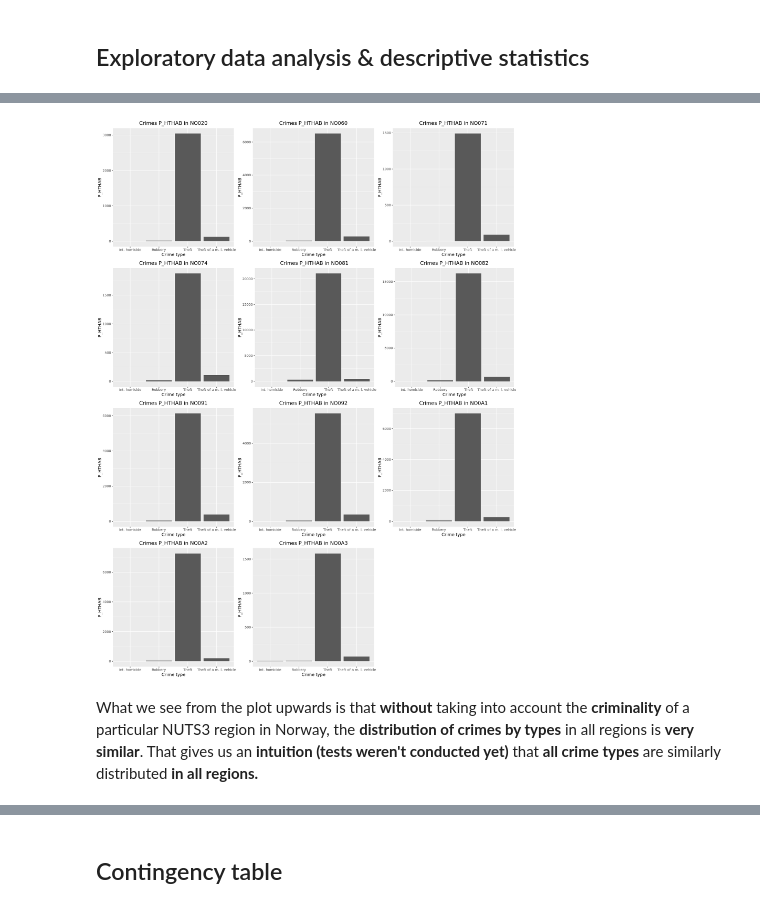
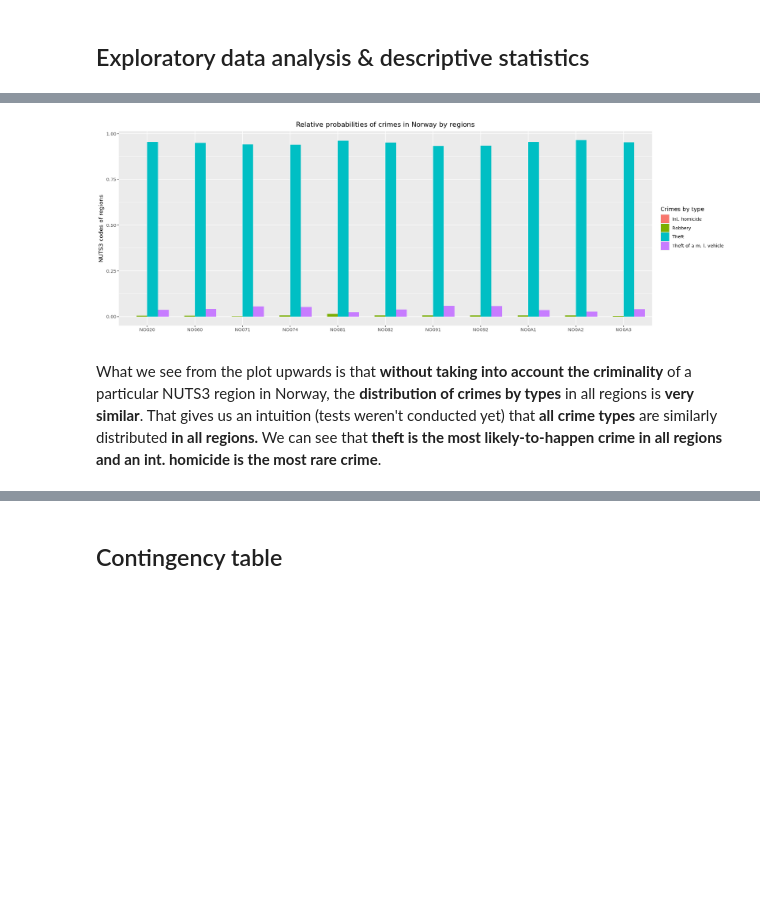
Before and after one commit to nickobard/eurostat-datasets-analysis, a Jupyter notebook: sem-1/semestral-work.ipynb, the cells around one changed output, grey strips where cells are left out. Saved outputs shown, nothing was run; the diff lists cells and outputs as text; code cells hidden in the pictures; blank space fills up the shorter version.

Commit message:
Adapted graphs

```diff
--- a/sem-1/semestral-work.ipynb
+++ b/sem-1/semestral-work.ipynb
@@ -181,32 +156,21 @@ norway_nuts3_regions <- unique(data.a$geo)
 # %%
-# Prepare a function which plots a bar plot for each region
-region_bar_plot <- function(region){
-    # Select data by the region
-    data_region <- data.a[data.a$geo == region,]
-    # Make a single bar plot
-    plot <- ggplot( data = data_region, mapping = aes(x = iccs, y= values)) +
-           geom_bar(stat='identity') +   # stat='identity' allows us to use y = values
-           labs(title = paste('Crimes P_HTHAB in', region), x = 'Crime type', y = 'P_HTHAB') +
-           theme(plot.title = element_text(hjust = 0.5))
-    return(plot)
-}
-
-plots <- list()
-for ( region in norway_nuts3_regions ) {
-  # Create the plot
-  region_plot <- region_bar_plot(region)
-  # Add the plot to the list
-  plots <- c(plots, list(region_plot))
-}
-
-# regulates the size of a plot [5]
-options(repr.plot.width=15, repr.plot.height=20)
-
-final_plot <- plot_grid(plotlist = plots, ncol=3)
-final_plot
+freq_table <- pivot_wider(data[, -4], names_from=iccs, values_from=rel) %>%
+    column_to_rownames('geo') %>%
+    as.matrix() %>%
+    as.table()
+names(dimnames(freq_table)) <- c('geo', 'iccs')
+prob_table.row_cond <- prop.table(freq_table, margin=1)
+prob_table.col_cond <- prop.table(freq_table, margin=2)
-# %% [output]
-[figure, removed]
+# %%
+options(repr.plot.width=17, repr.plot.height=6) # Regulates the size of a plot [5]
+ggplot(as.data.frame(prob_table.row_cond), aes(x=geo, y=Freq, fill=iccs)) +
+    geom_bar(stat='identity', position='dodge') +
+    labs( title='Relative probabilities of crimes in Norway by regions', x='', y='NUTS3 codes of regions', # Changes a title & axes of a plot
+         fill="Crimes by type" ) + # Changes a title of a legend
+    theme(plot.title = element_text(hjust=0.5)) # Centers a title of a plot
+# %% [output]
+[figure, added]
 # %% [markdown]
-What we see from the plot upwards is that **without** taking into account the **criminality** of a particular NUTS3 region in Norway,
-the **distribution of crimes by types** in all regions is **very similar**. That gives us an **intuition (tests weren't conducted yet)** that
-**all crime types** are similarly distributed **in all regions.**
+What we see from the plot upwards is that **without taking into account the criminality** of a particular NUTS3 region in Norway,
+the **distribution of crimes by types** in all regions is **very similar**. That gives us an intuition (tests weren't conducted yet) that
+**all crime types** are similarly distributed **in all regions.** We can see that **theft is the most likely-to-happen crime in all regions and an int. homicide is the most rare crime**.
```
Also changed, not shown: parts of 22 cells of this notebook.
